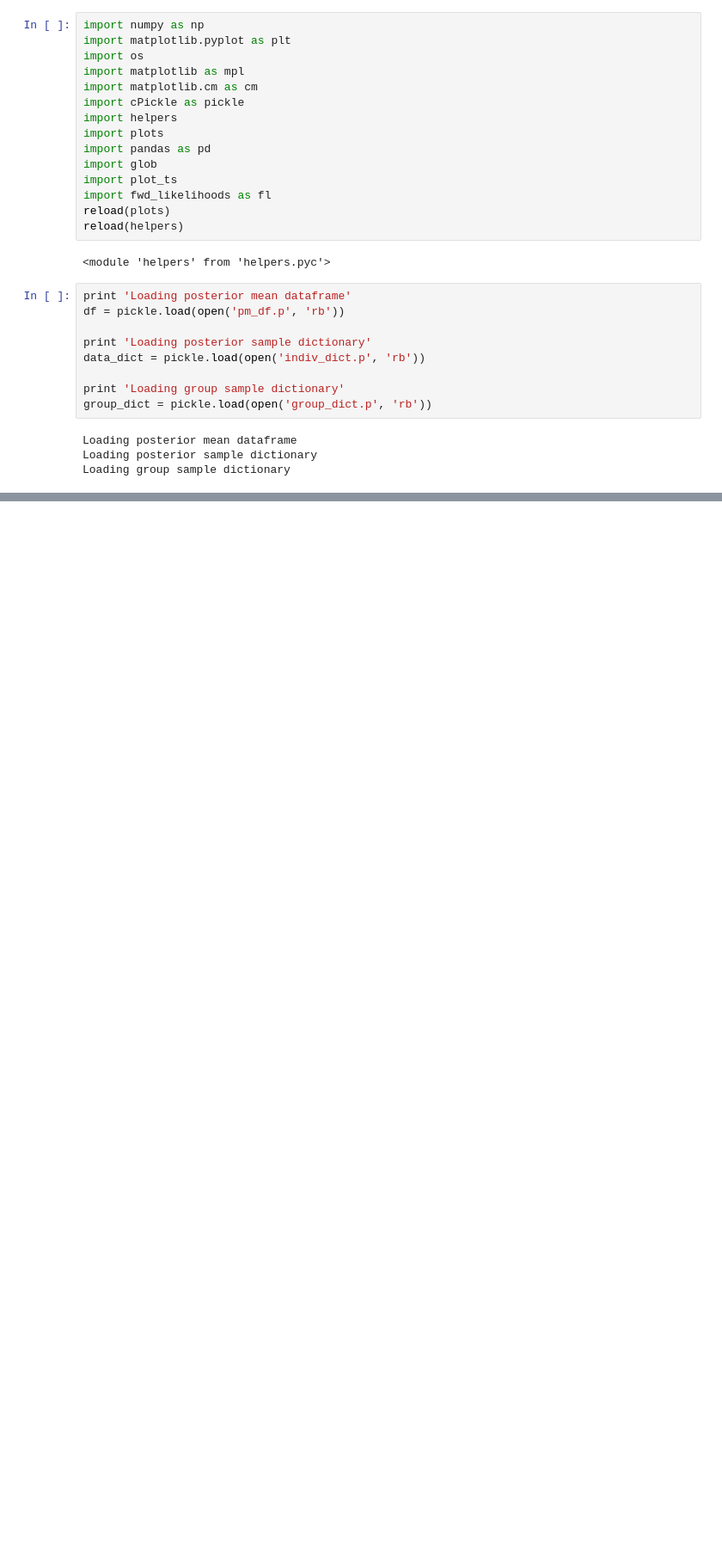
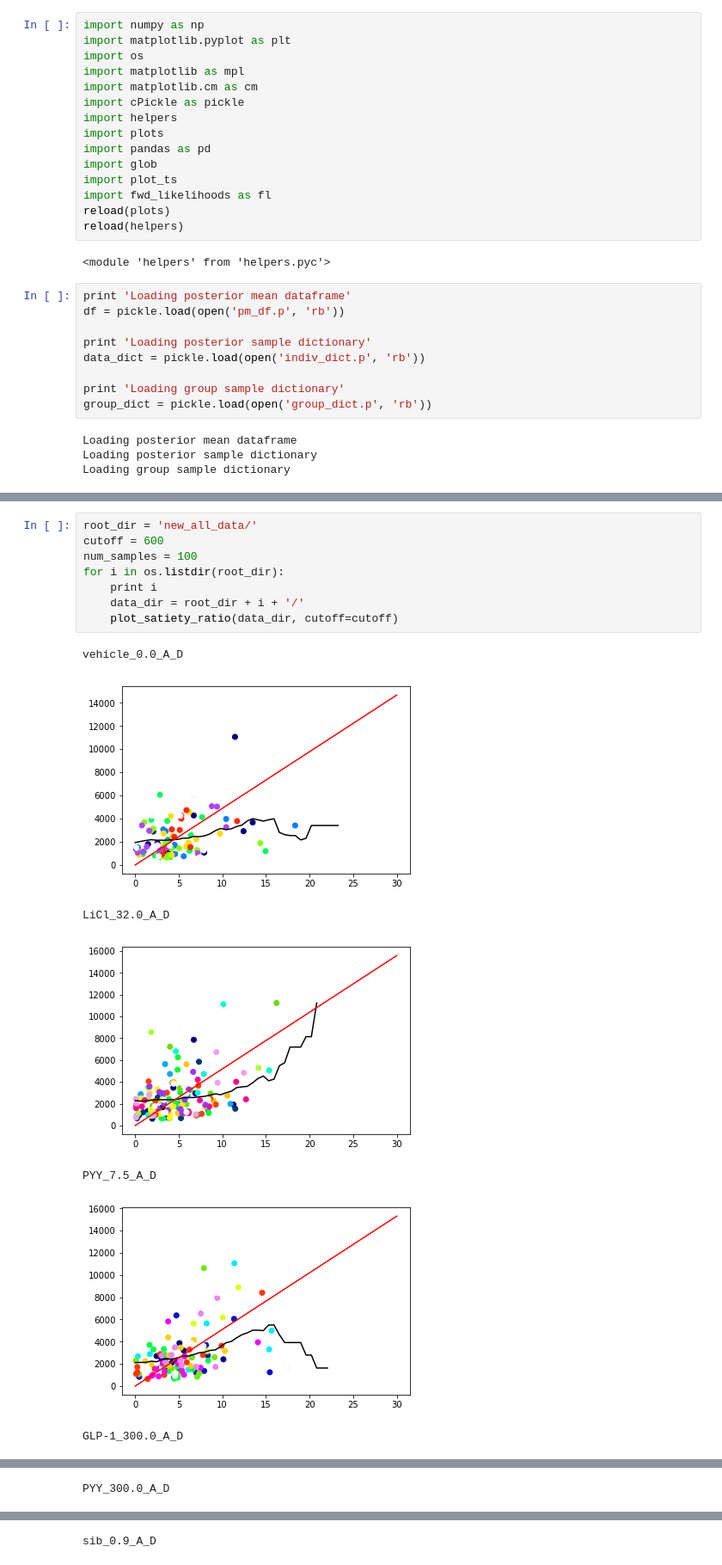
Before and after one commit to tomMcGrath/bayesian_feeding, a Jupyter notebook: Exploration - new IMI data checking.ipynb, the cells around one changed output, grey strips where cells are left out. Shown at 86% size. Drawn from its saved outputs; the diff is of its cells as text; blank space fills up the shorter version.

Commit message:
Added comparison with satiety ratio

```diff
--- a/Exploration - new IMI data checking.ipynb
+++ b/Exploration - new IMI data checking.ipynb
@@ -124,0 +193,16 @@ sib_0.9_A_D
+# %%
+root_dir = 'new_all_data/'
+cutoff = 600
+num_samples = 100
+for i in os.listdir(root_dir):
+    print i
+    data_dir = root_dir + i + '/'
+    plot_satiety_ratio(data_dir, cutoff=cutoff)
+# %% [output]
+vehicle_0.0_A_D
+[figure, added]
+LiCl_32.0_A_D
+[figure, added]
+PYY_7.5_A_D
+[figure, added]
+GLP-1_300.0_A_D
@@ -124,0 +210 @@ sib_0.9_A_D
+PYY_300.0_A_D
@@ -124,0 +212 @@ sib_0.9_A_D
+sib_0.9_A_D
```
Also changed, not shown: parts of 4 cells of this notebook.
